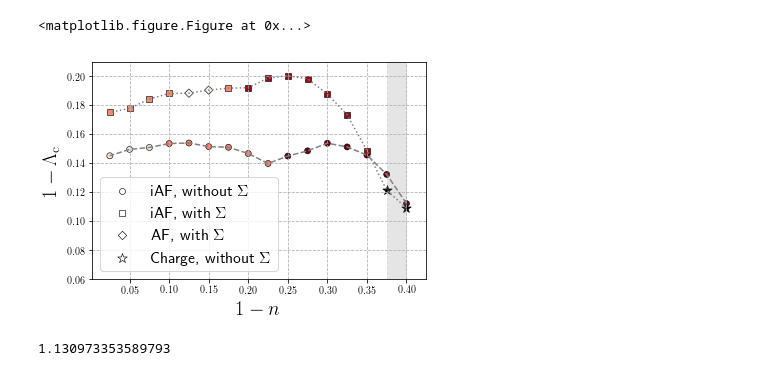
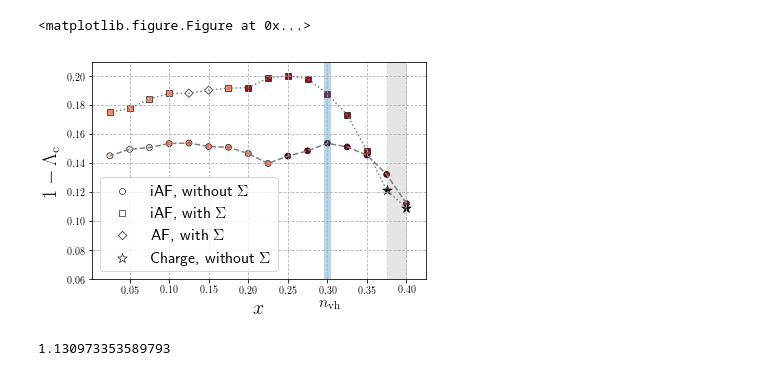
Before and after one commit to Ciro-Taranto/fRG_paper, a Jupyter notebook: scripts/CiroExtract.ipynb, the cells around one changed output. Cells and saved outputs as stored; diff of their text form; code cells hidden in the pictures.

```diff
--- a/scripts/CiroExtract.ipynb
+++ b/scripts/CiroExtract.ipynb
@@ -103,35 +103,37 @@ def util(a):
 plt.clf()
 plt.plot(1.-top[:,4],util(top[:,0]),color='grey',linestyle='dotted')
 plt.plot(1.-bottom[:,4],util(bottom[:,0]),color='grey',linestyle ='dashed')
 plt.scatter(1.-bottom[:,4],util(bottom[:,0]),c=asscol(bottom,vectorsb,'Reds'),marker='o',edgecolor='black', linewidth='0.6',label =r'iAF, without $\Sigma$')# label = r'with $\Sigma$')
 plt.scatter(1.-top[inco,4],util(top[inco,0]),c=lcol, marker='s',edgecolor='black', linewidth='0.6', label = r'iAF, with $\Sigma$')#,label =r'without $\Sigma$')
 plt.scatter(1.-top[comme,4],util(top[comme,0]),c=commcol, marker='D',edgecolor='black', linewidth='0.6', label = r'AF, with $\Sigma$')
 
 
 if np.sum([1. for v in top[top[:,5]==1.]])>0.5 :
     plt.axvspan(1.-np.min(top[top[:,5]==1,4]),1.-np.max(top[top[:,5]==1,4]),linestyle ='dashed',color = 'grey',alpha=0.2)
     plt.scatter(1.-top[top[:,5]==1.,4],util(top[top[:,5]==1.,0]),c='black', s = 100.0, marker='*', edgecolor='black', linewidth='0.6',label =r'Charge, without $\Sigma$')#,label =r'without $\Sigma$')
 
 
 rectangles = False
 if rectangles :
     for i in range(1,vectorsb.shape[0]-1):
         #lab = r'('+form(vectorsb[i][0])+r','+form(vectorsb[i][1])+r')'
         ax.axvspan(recb[i],recb[i+1],alpha=0.5,fill=False, linestyle = 'dashed')# color = colorsb[i],label=lab)
     for i in range(1,vectorst.shape[0]-1):
         ax.axvspan(rect[i],rect[i+1],alpha=0.5,fill=False, linestyle = 'dotted')
+plt.axvspan(0.296,0.304,alpha=0.3,fill='indigo')
 plt.ylim([0.06, 0.21])
 plt.grid(linestyle='dashed')
 plt.legend(fontsize = 16)
-plt.xlabel(r"$1-n$",fontsize=20)
+plt.xlabel(r"$x$",fontsize=20)
 plt.ylabel(r"$1-\Lambda_{\mathrm{c}}$",fontsize=20)
+plt.text(0.290,0.04,r"$n_{\mathrm{vh}}$",fontsize=16)
 for i in  range(len(plt.gca().get_legend().legendHandles)):
     plt.gca().get_legend().legendHandles[i].set_color('white')
     plt.gca().get_legend().legendHandles[i].set_edgecolor('black')
 plt.savefig('/home/taranto/Documents/fRG_paper/images/jup_criscale.png',dpi=300)
 #os.system('geequie /home/taranto/Documents/fRG_paper/imaeges/criscale.png &')
 # %% [output]
-[figure, old version]
+[figure, new version]
 # %%
 np.pi- 2.0106193
 # %% [output]
```
Also changed, not shown: 12 other files.
